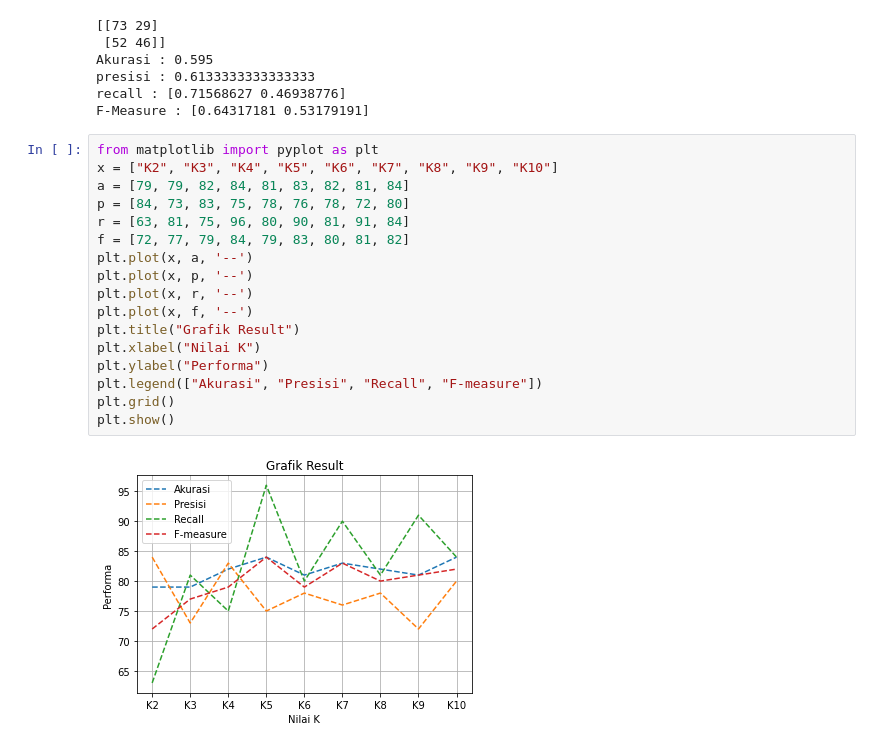
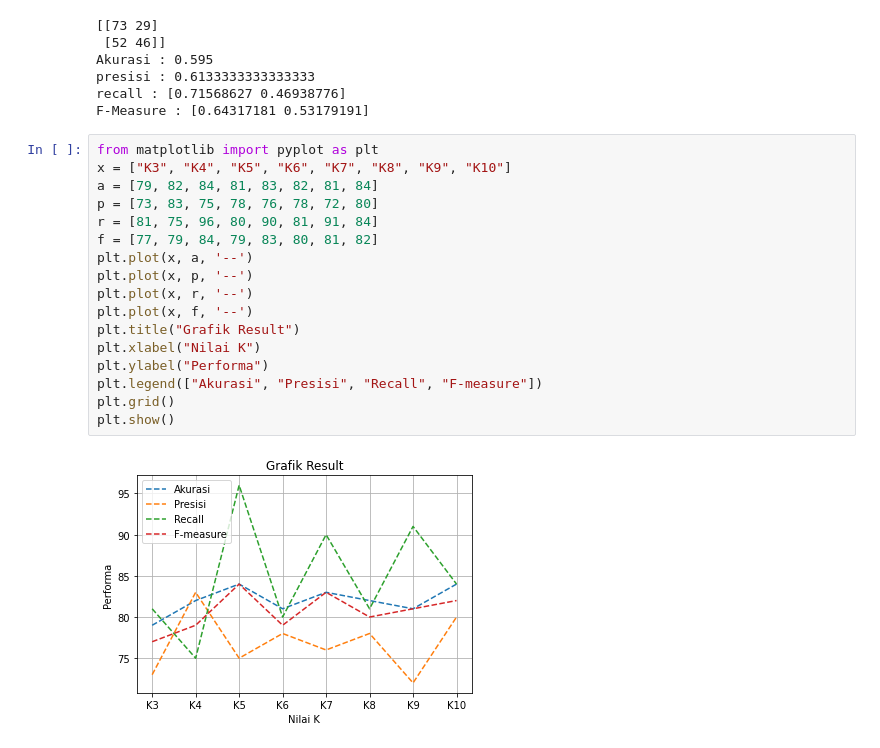
Before and after one commit to andiainundzariah/Skripsi, a Jupyter notebook: Dataset5050.ipynb, the cells around one changed output. Drawn from its saved outputs; the diff is of its cells as text.

```diff
--- a/Dataset5050.ipynb
+++ b/Dataset5050.ipynb
@@ -293,20 +293,20 @@ recall : [0.71568627 0.46938776]
 F-Measure : [0.64317181 0.53179191]
 # %%
 from matplotlib import pyplot as plt
-x = ["K2", "K3", "K4", "K5", "K6", "K7", "K8", "K9", "K10"]
-a = [79, 79, 82, 84, 81, 83, 82, 81, 84]
-p = [84, 73, 83, 75, 78, 76, 78, 72, 80]
-r = [63, 81, 75, 96, 80, 90, 81, 91, 84]
-f = [72, 77, 79, 84, 79, 83, 80, 81, 82]
+x = ["K3", "K4", "K5", "K6", "K7", "K8", "K9", "K10"]
+a = [79, 82, 84, 81, 83, 82, 81, 84]
+p = [73, 83, 75, 78, 76, 78, 72, 80]
+r = [81, 75, 96, 80, 90, 81, 91, 84]
+f = [77, 79, 84, 79, 83, 80, 81, 82]
 plt.plot(x, a, '--')
 plt.plot(x, p, '--')
 plt.plot(x, r, '--')
 plt.plot(x, f, '--')
 plt.title("Grafik Result")
 plt.xlabel("Nilai K")
 plt.ylabel("Performa")
 plt.legend(["Akurasi", "Presisi", "Recall", "F-measure"])
 plt.grid()
 plt.show()
 # %% [output]
-[figure, old version]
+[figure, new version]
```
Also changed, not shown: parts of 1 cell of this notebook.
